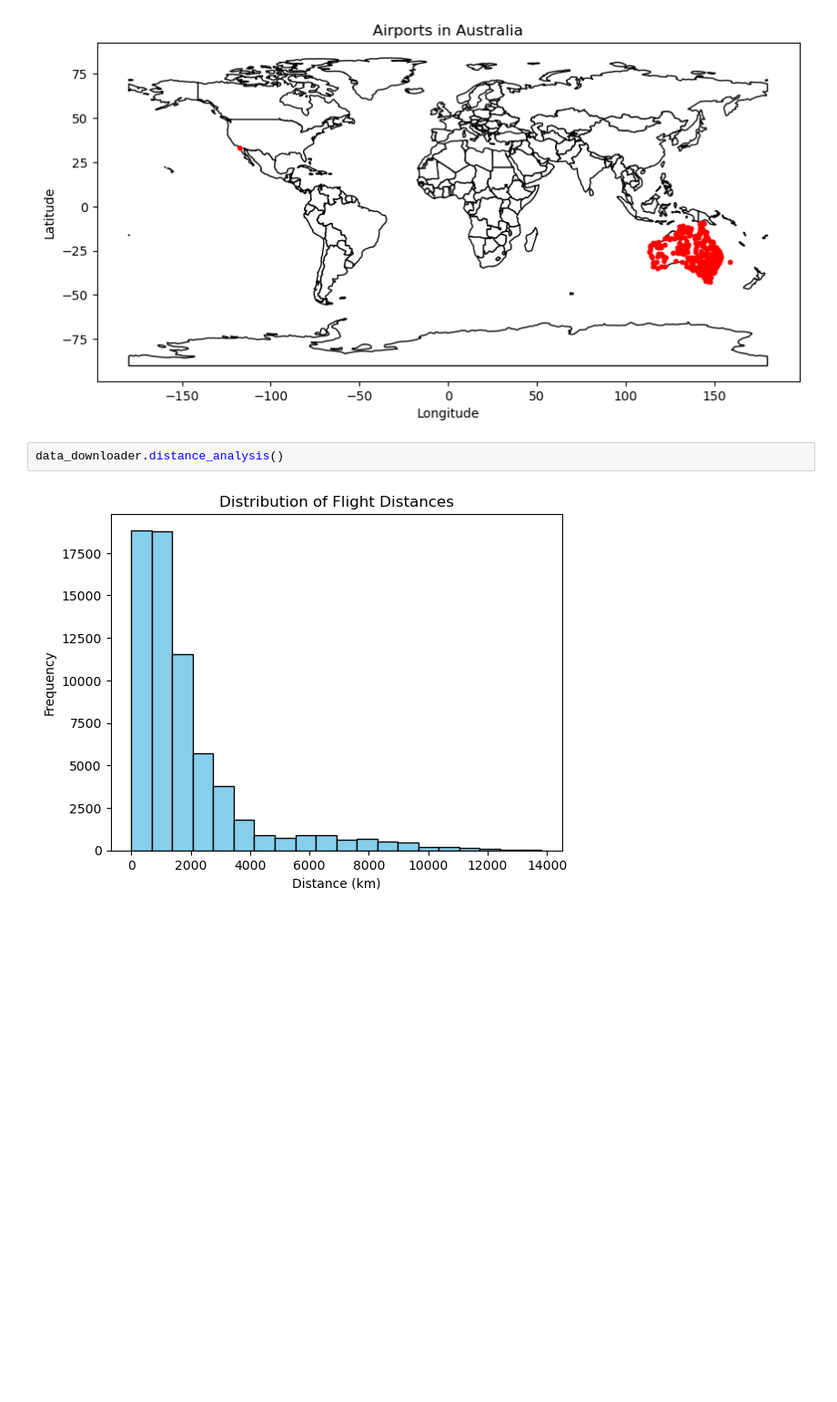
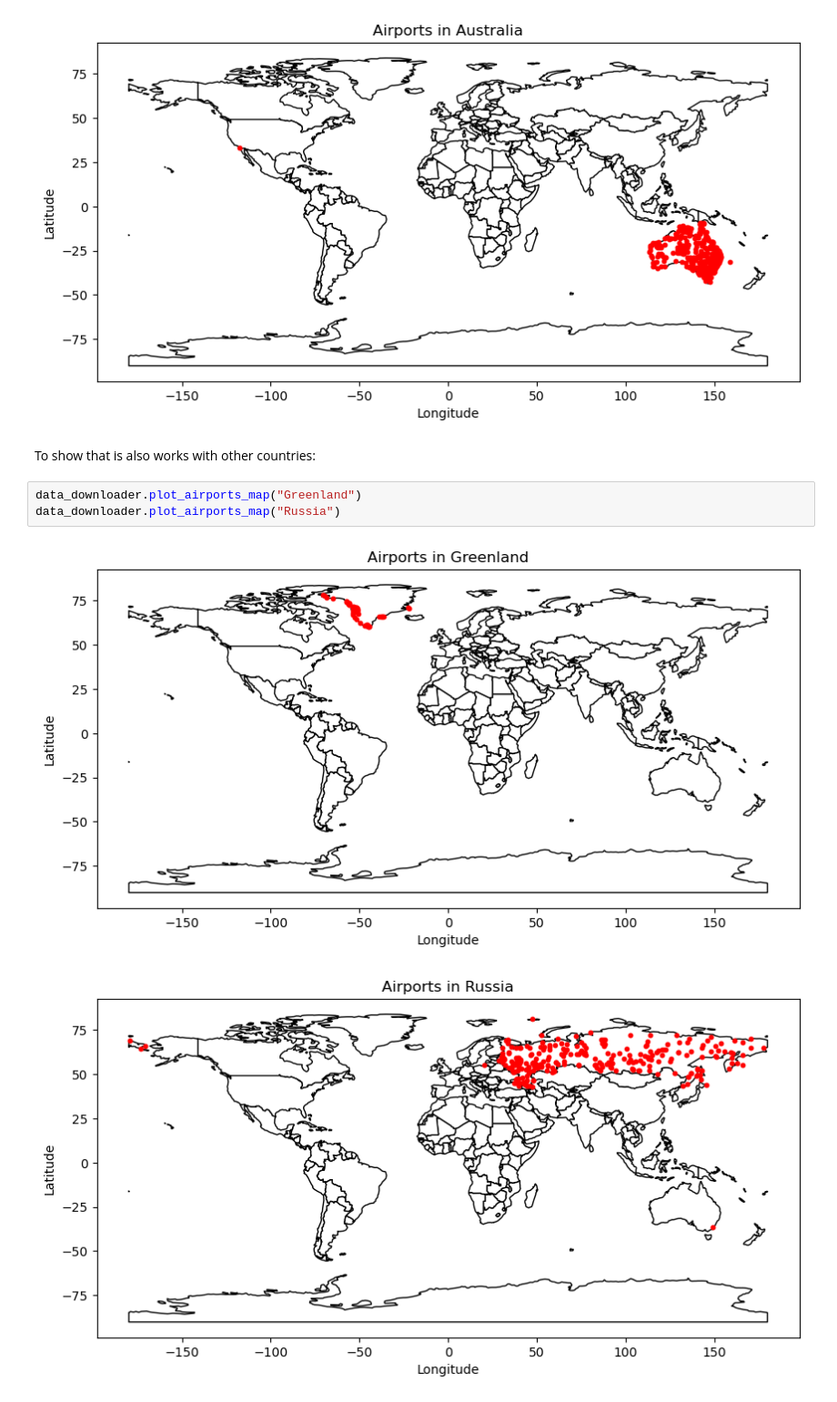
Before and after one commit to BenjaminSchmidt2000/flight-predictor, a Jupyter notebook: Showcase_Notebook.ipynb, the cells around one changed output. Shown at 91% size. Saved outputs shown, nothing was run; the diff lists cells and outputs as text; blank space fills up the shorter version.

```diff
--- a/Showcase_Notebook.ipynb
+++ b/Showcase_Notebook.ipynb
@@ -35,7 +40,11 @@ data_downloader.airport_distance("Perth International Airport","Sydney Kingsford
 data_downloader.plot_airports_map("Australia")
 # %% [output]
 [figure]
-# %%
-data_downloader.distance_analysis()
-# %% [output]
-[figure, removed]
+# %% [markdown]
+To show that is also works with other countries:
+# %%
+data_downloader.plot_airports_map("Greenland")
+data_downloader.plot_airports_map("Russia")
+# %% [output]
+[figure, added]
+[figure, added]
```
Also changed, not shown: parts of 15 cells of this notebook, 2 other files.
